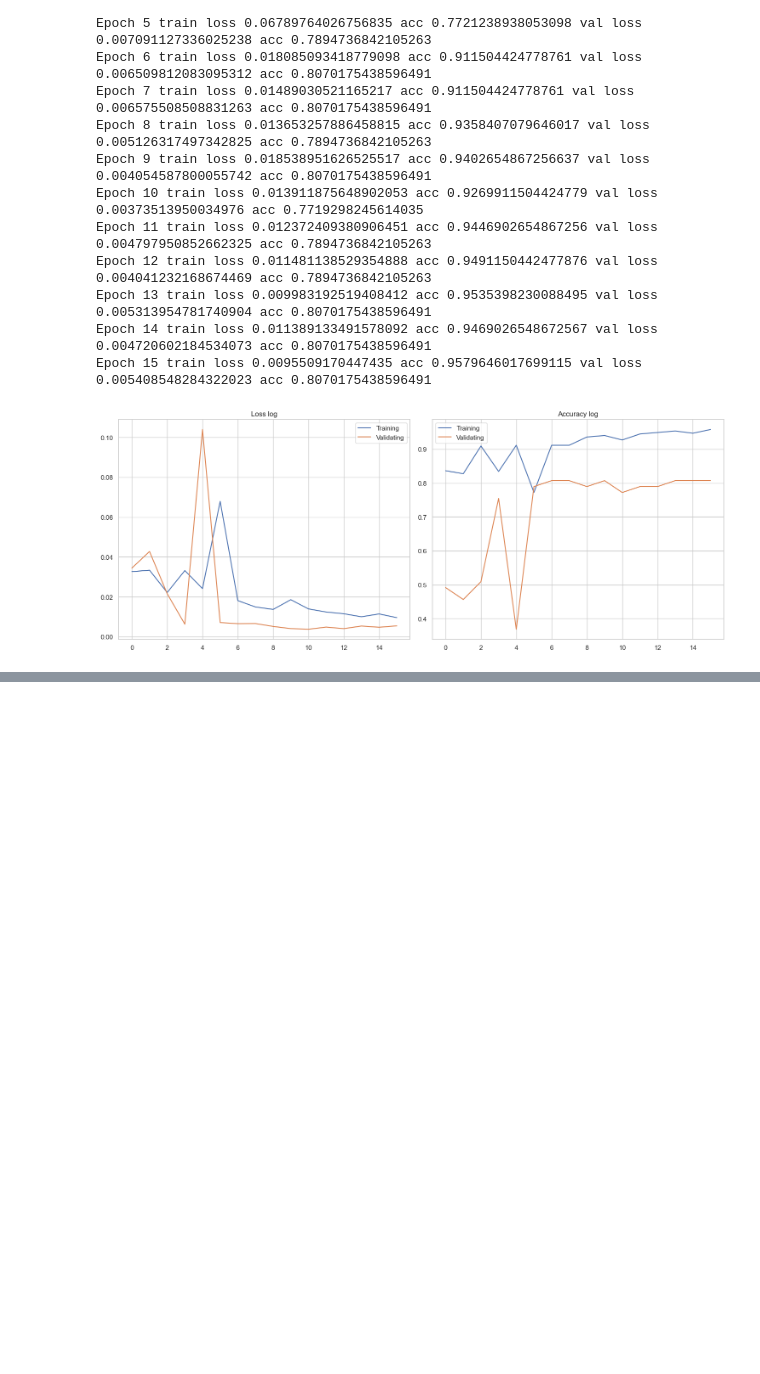
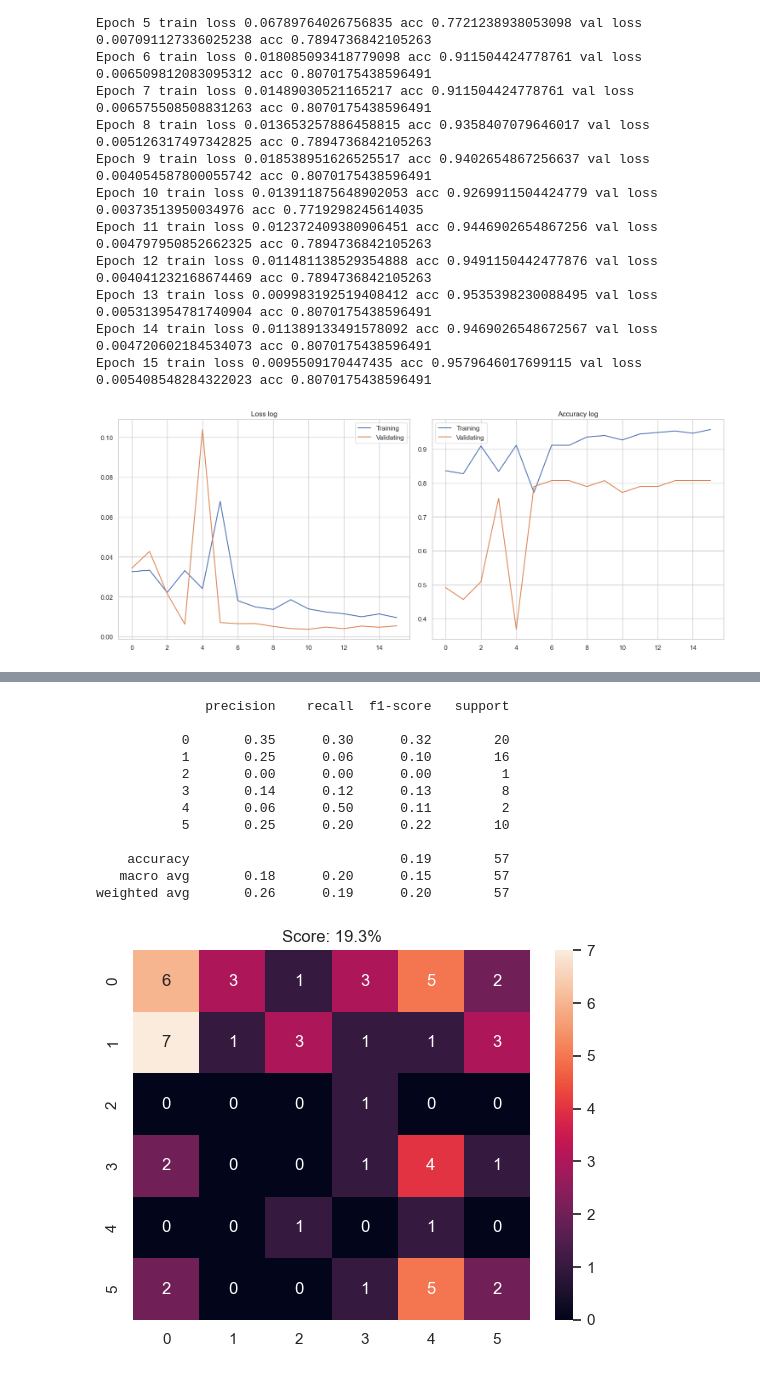
Before and after one commit to Amursen/transformer-models-for-CNN, a Jupyter notebook: main.ipynb, the cells around one changed output, grey strips where cells are left out. Cells and saved outputs as stored; diff of their text form; code cells hidden in the pictures; blank space fills up the shorter version.

```diff
--- a/main.ipynb
+++ b/main.ipynb
@@ -425,0 +617,2 @@ plt.show()
+# %%
+model_1.classifier[6] = nn.Linear(in_features=model_1.classifier[6].in_features , out_features= 6)
@@ -425,0 +717,49 @@ plt.show()
+# %%
+def predict(img):
+    img = Image.open(img).convert("RGB")
+    img = transform(np.array(img))
+    img = img.view([1 , 3, 224 , 224])
+
+
+    model.eval()
+    with torch.no_grad():
+        pred = model_1(img)
+
+        index = pred.argmax(dim=1).item()
+
+
+        return index , round(pred[0][index].item()*100, 2)
+
+
+truth = []
+preds = []
+probs = []
+
+
+for i in range(test.shape[0]):
+    truth.append(test[i , 1])
+
+    pred , prob = predict(test[i , 0])
+    preds.append(pred)
+    probs.append(prob)
+
+
+score = accuracy_score(preds, truth)
+print(classification_report(preds, truth))
+sns.heatmap(confusion_matrix(preds, truth), annot=True, fmt='d')
+plt.title("Score: {}%".format(round(score*100, 2)))
+plt.show()
+# %% [output]
+              precision    recall  f1-score   support
+
+           0       0.35      0.30      0.32        20
+           1       0.25      0.06      0.10        16
+           2       0.00      0.00      0.00         1
+           3       0.14      0.12      0.13         8
+           4       0.06      0.50      0.11         2
+           5       0.25      0.20      0.22        10
+
+    accuracy                           0.19        57
+   macro avg       0.18      0.20      0.15        57
+weighted avg       0.26      0.19      0.20        57
+[figure, added]
```
Also changed, not shown: parts of 11 cells of this notebook.
